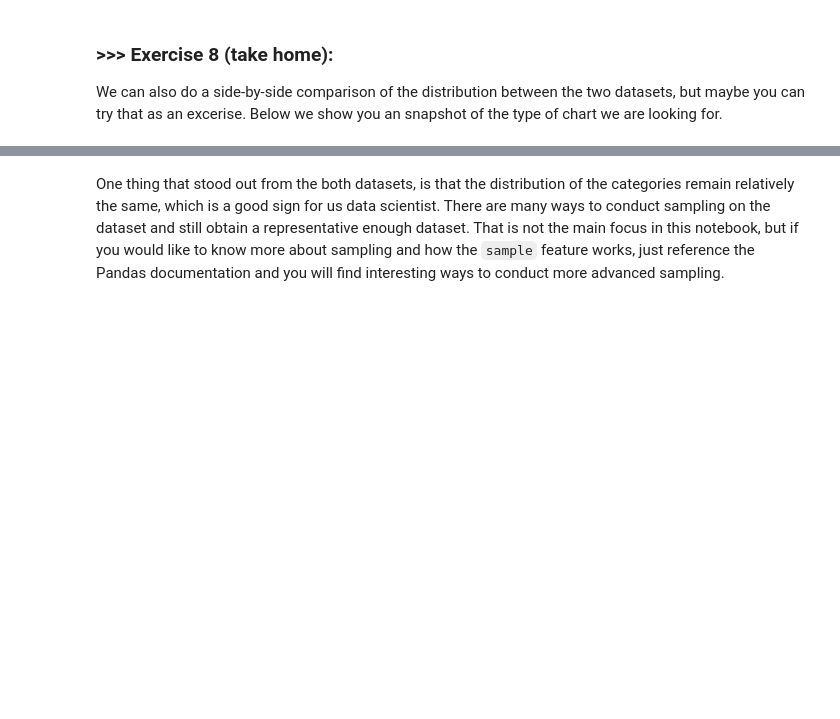
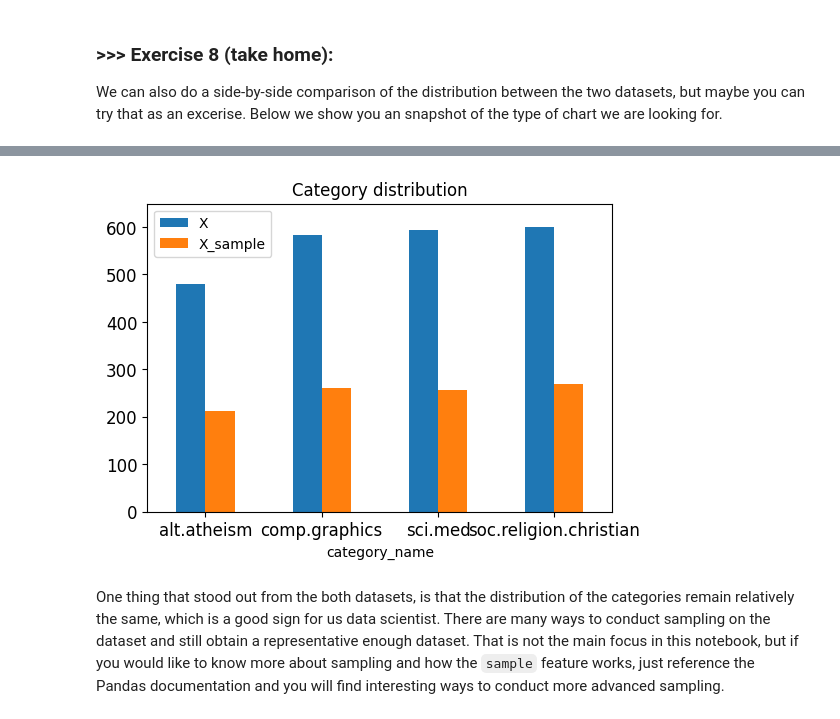
Before and after one commit to Qmaochen/DM2025-Lab1-Exercise, a Jupyter notebook: DM2025-Lab1-Master.ipynb, the cells around one changed output, grey strips where cells are left out. Cells and saved outputs as stored; diff of their text form; code cells hidden in the pictures; blank space fills up the shorter version.

```diff
--- a/DM2025-Lab1-Master.ipynb
+++ b/DM2025-Lab1-Master.ipynb
@@ -812,3 +810,17 @@ We can also do a side-by-side comparison of the distribution between the two dat
+# %%
+# Answer here
+count_X = X['category_name'].value_counts()
+count_X_sample = X_sample['category_name'].value_counts()
+
+counts = pd.DataFrame({
+    'X': count_X,
+    'X_sample': count_X_sample
+})
+
+counts.plot(kind='bar', figsize=(6,4), rot=0, fontsize=12, title='Category distribution', ylim=[0, X.category_name.value_counts().max()+50])
+plt.show()
+# %% [output]
+[figure, added]
 # %% [markdown]
 One thing that stood out from the both datasets, is that the distribution of the categories remain relatively the same, which is a good sign for us data scientist. There are many ways to conduct sampling on the dataset and still obtain a representative enough dataset. That is not the main focus in this notebook, but if you would like to know more about sampling and how the `sample` feature works, just reference the Pandas documentation and you will find interesting ways to conduct more advanced sampling.
 # %% [markdown]
```
Also changed, not shown: parts of 11 cells of this notebook.
